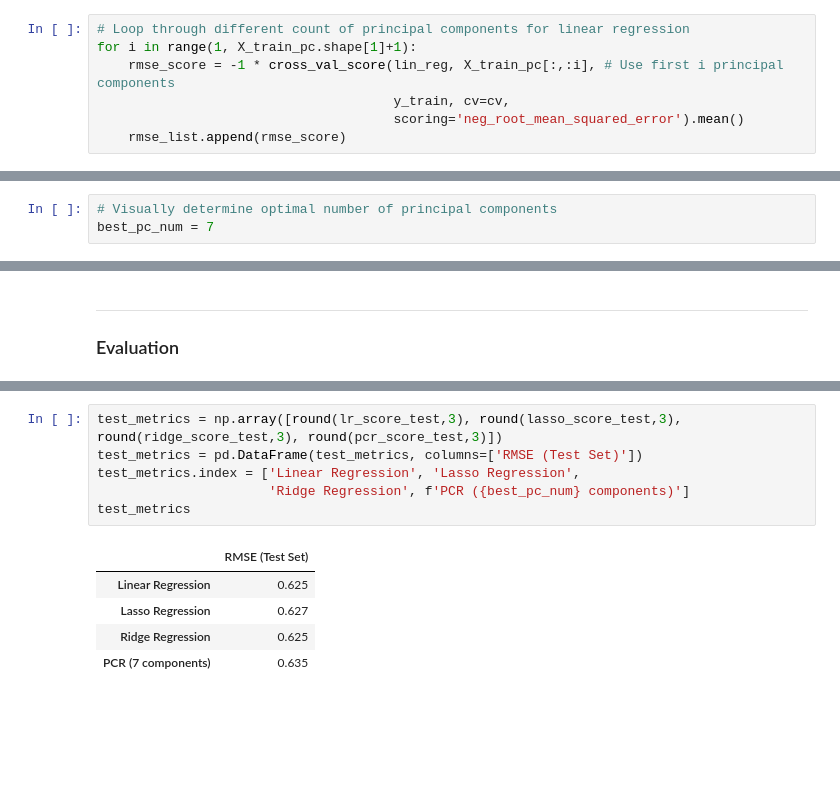
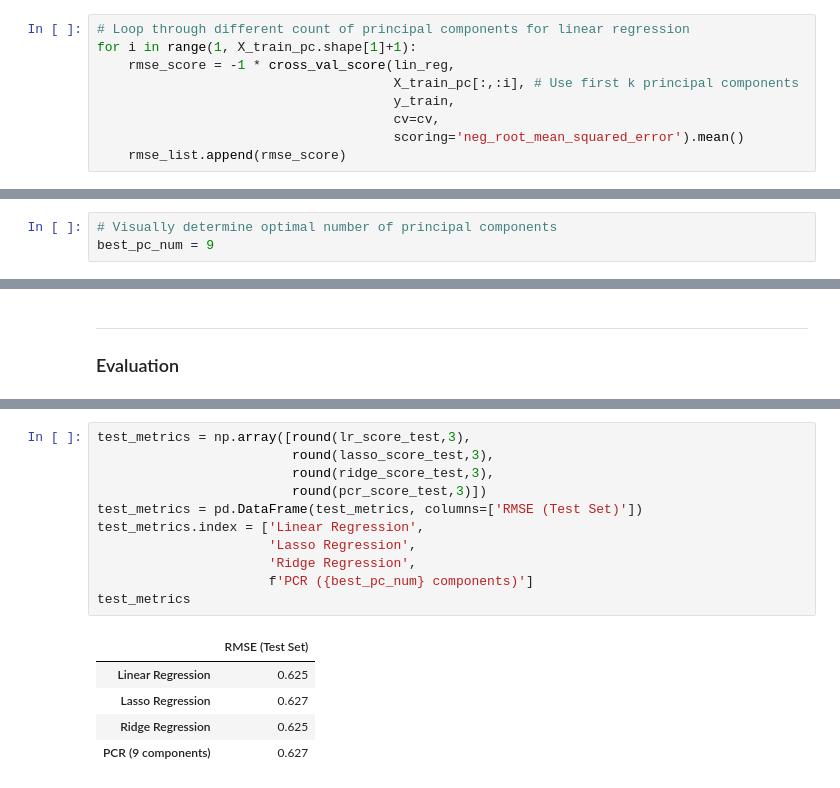
Before and after one commit to kennethleungty/Principal-Component-Regression, a Jupyter notebook: notebooks/Principal_Component_Regression_Wine_Quality.ipynb, the cells around one changed output, grey strips where cells are left out. Cells and saved outputs as stored; diff of their text form; blank space fills up the shorter version.

```diff
--- a/notebooks/Principal_Component_Regression_Wine_Quality.ipynb
+++ b/notebooks/Principal_Component_Regression_Wine_Quality.ipynb
@@ -176,8 +200,10 @@ pd.DataFrame(pca.components_.T).loc[:4,:]
 # %%
 # Loop through different count of principal components for linear regression
 for i in range(1, X_train_pc.shape[1]+1):
-    rmse_score = -1 * cross_val_score(lin_reg, X_train_pc[:,:i], # Use first i principal components
-                                      y_train, cv=cv,
+    rmse_score = -1 * cross_val_score(lin_reg,
+                                      X_train_pc[:,:i], # Use first k principal components
+                                      y_train,
+                                      cv=cv,
                                       scoring='neg_root_mean_squared_error').mean()
     rmse_list.append(rmse_score)
 # %%
@@ -209,6 +234,6 @@ plt.axhline(y=lr_score_train, color='g', linestyle='-');
 # %%
 # Visually determine optimal number of principal components
-best_pc_num = 7
+best_pc_num = 9
 # %% [markdown]
 #### Predict
 # %%
@@ -251,12 +289,17 @@ train_metrics
 # %%
-test_metrics = np.array([round(lr_score_test,3), round(lasso_score_test,3), round(ridge_score_test,3), round(pcr_score_test,3)])
+test_metrics = np.array([round(lr_score_test,3),
+                         round(lasso_score_test,3),
+                         round(ridge_score_test,3),
+                         round(pcr_score_test,3)])
 test_metrics = pd.DataFrame(test_metrics, columns=['RMSE (Test Set)'])
-test_metrics.index = ['Linear Regression', 'Lasso Regression',
-                      'Ridge Regression', f'PCR ({best_pc_num} components)']
+test_metrics.index = ['Linear Regression',
+                      'Lasso Regression',
+                      'Ridge Regression',
+                      f'PCR ({best_pc_num} components)']
 test_metrics
 # %% [output]
 |  | RMSE (Test Set) |
 | Linear Regression | 0.625 |
 | Lasso Regression | 0.627 |
 | Ridge Regression | 0.625 |
-| PCR (7 components) | 0.635 |
+| PCR (9 components) | 0.627 |
```
Also changed, not shown: parts of 13 cells of this notebook.
